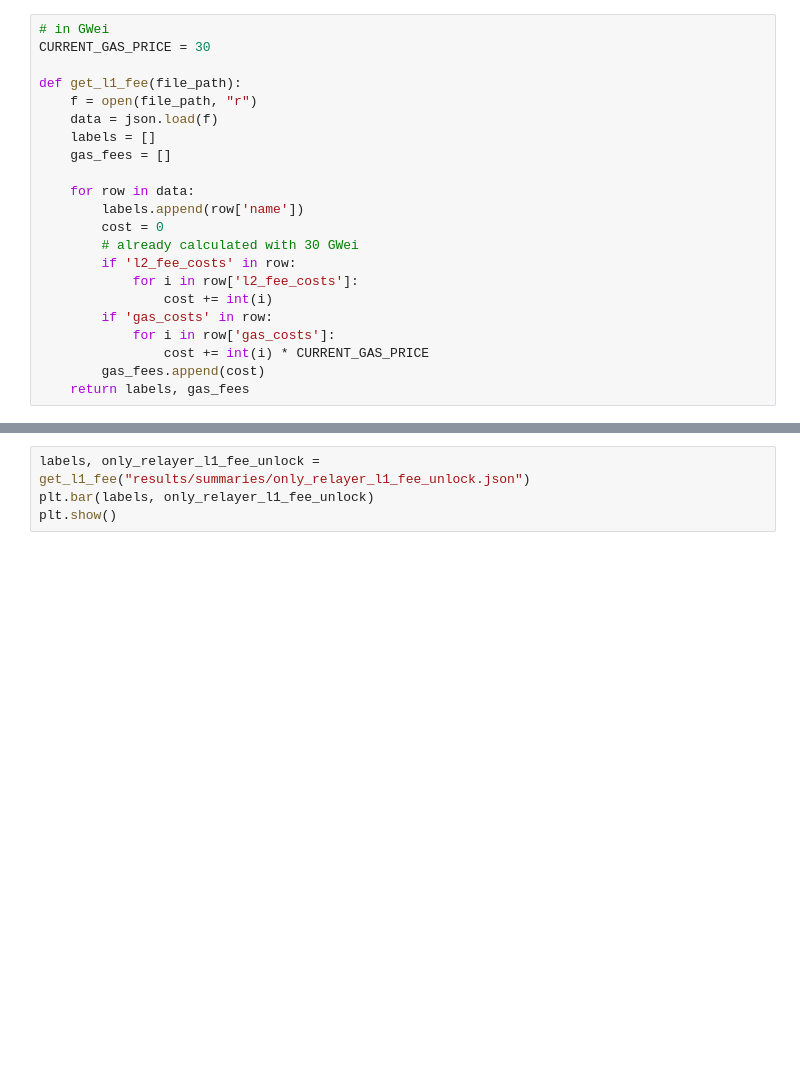
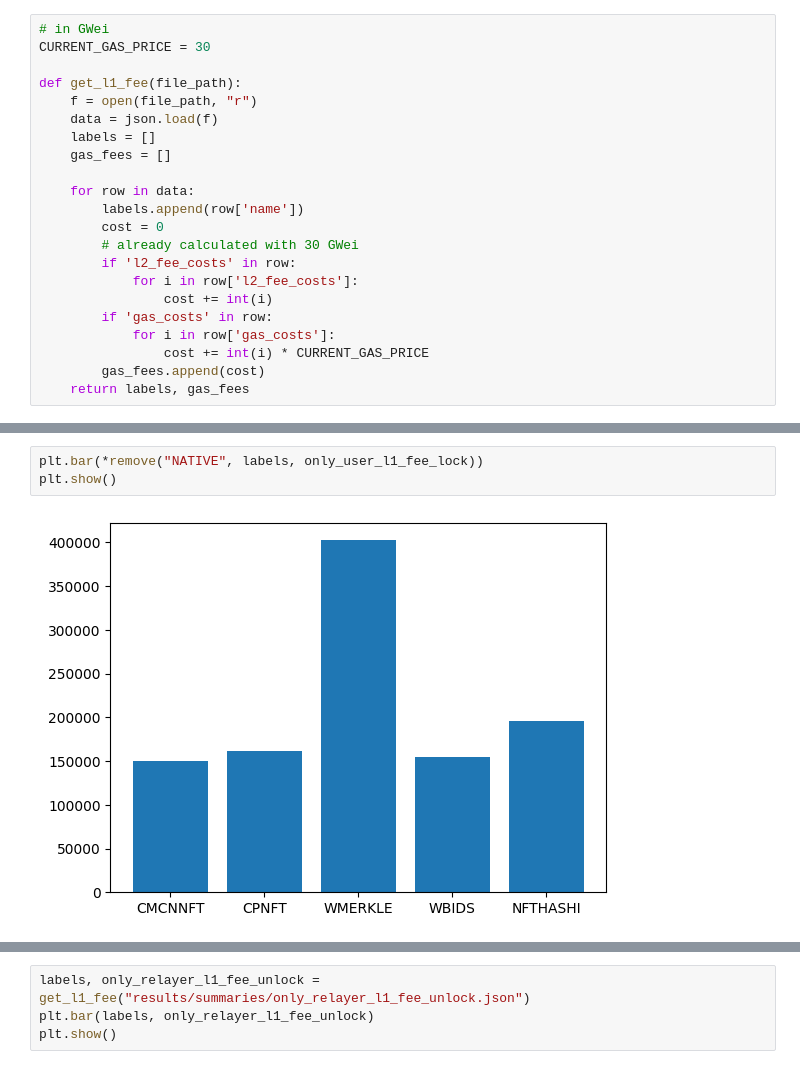
Before and after one commit to denes710/rollup-bridge-measurements, a Jupyter notebook: figures.ipynb, the cells around one changed output, grey strips where cells are left out. Cells and saved outputs as stored; diff of their text form; blank space fills up the shorter version.

```diff
--- a/figures.ipynb
+++ b/figures.ipynb
@@ -302,0 +327,5 @@ plt.show()
+# %%
+plt.bar(*remove("NATIVE", labels, only_user_l1_fee_lock))
+plt.show()
+# %% [output]
+[figure, added]
```
Also changed, not shown: parts of 46 cells of this notebook, 16 other files.
